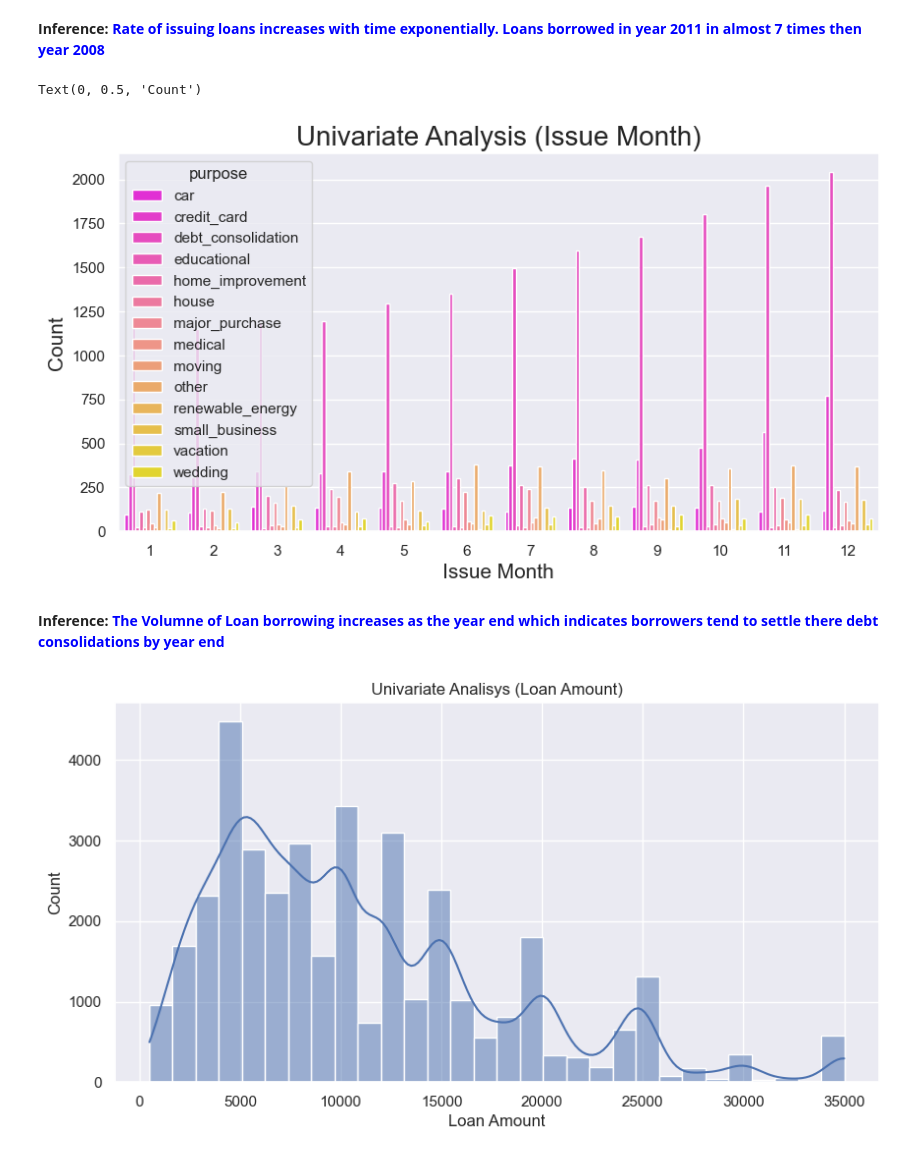
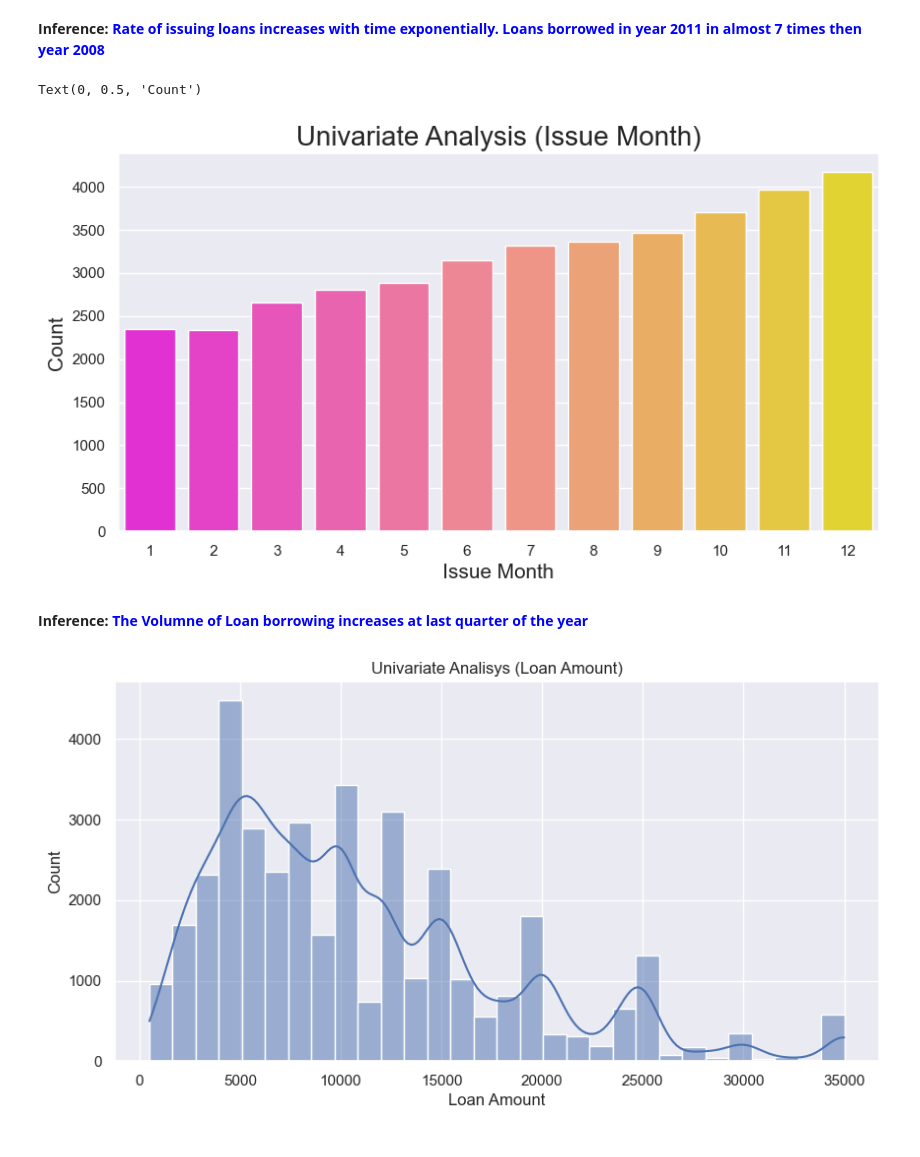
Before and after one commit to upasanapaul/LendingClubCaseStudy, a Jupyter notebook: lending_club_case_study.ipynb, the cells around one changed output. Cells and saved outputs as stored; diff of their text form; code cells hidden in the pictures.

```diff
--- a/lending_club_case_study.ipynb
+++ b/lending_club_case_study.ipynb
@@ -464,15 +464,15 @@ Text(0, 0.5, 'Count')
 # %%
 # Plot Countplot graph for issue_month column to find Univariate Analysis
 plt.figure(figsize=(10,5))
-sns.countplot(x='issue_month', data=loan_df, hue=loan_df.purpose, palette='spring')
+sns.countplot(x='issue_month', data=loan_df, palette='spring')
 plt.title("Univariate Analysis (Issue Month)", fontsize=20)
 plt.xlabel("Issue Month", fontsize=15)
 plt.ylabel("Count", fontsize=15)
 # %% [output]
 Text(0, 0.5, 'Count')
-[figure, old version]
+[figure, new version]
 # %% [markdown]
-**Inference: <font color="blue">The Volumne of Loan borrowing increases as the year end which indicates borrowers tend to settle there debt consolidations by year end</font>**
+**Inference: <font color="blue">The Volumne of Loan borrowing increases at last quarter of the year</font>**
 # %%
 # Histogram plot for distribution of loan_amount
 plt.figure(figsize=(10,5))
```
Also changed, not shown: parts of 11 cells of this notebook.
